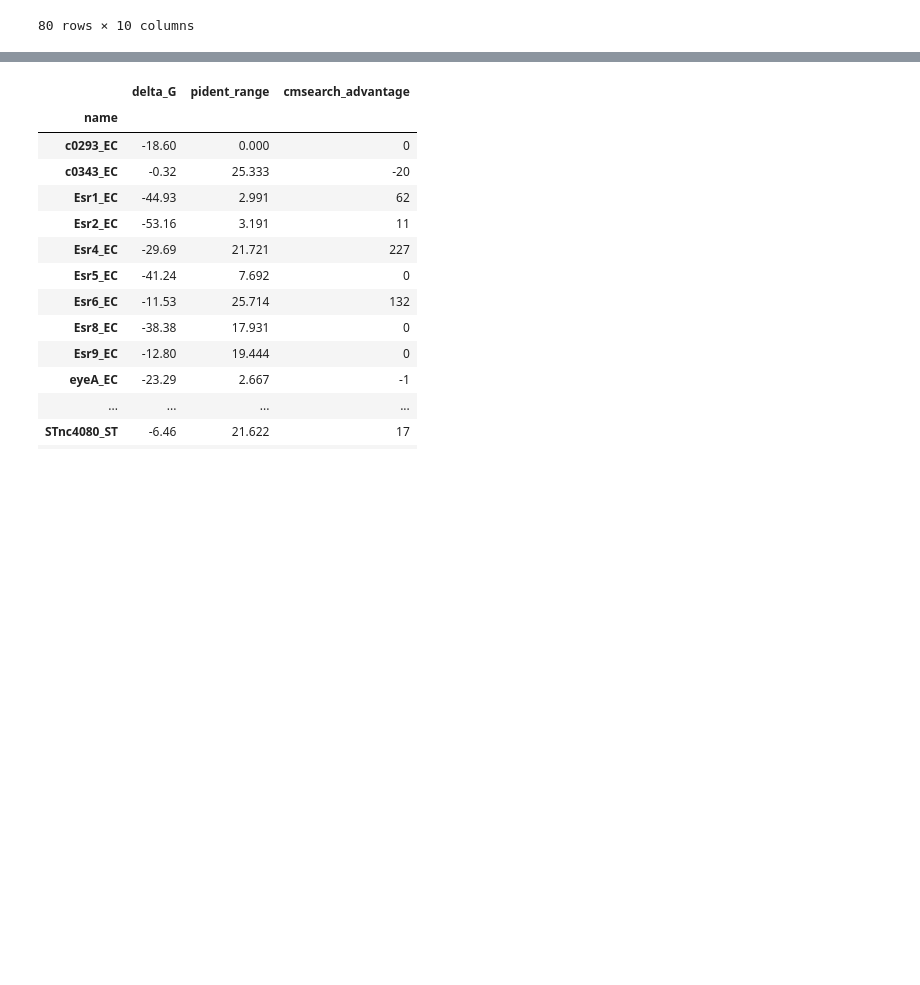
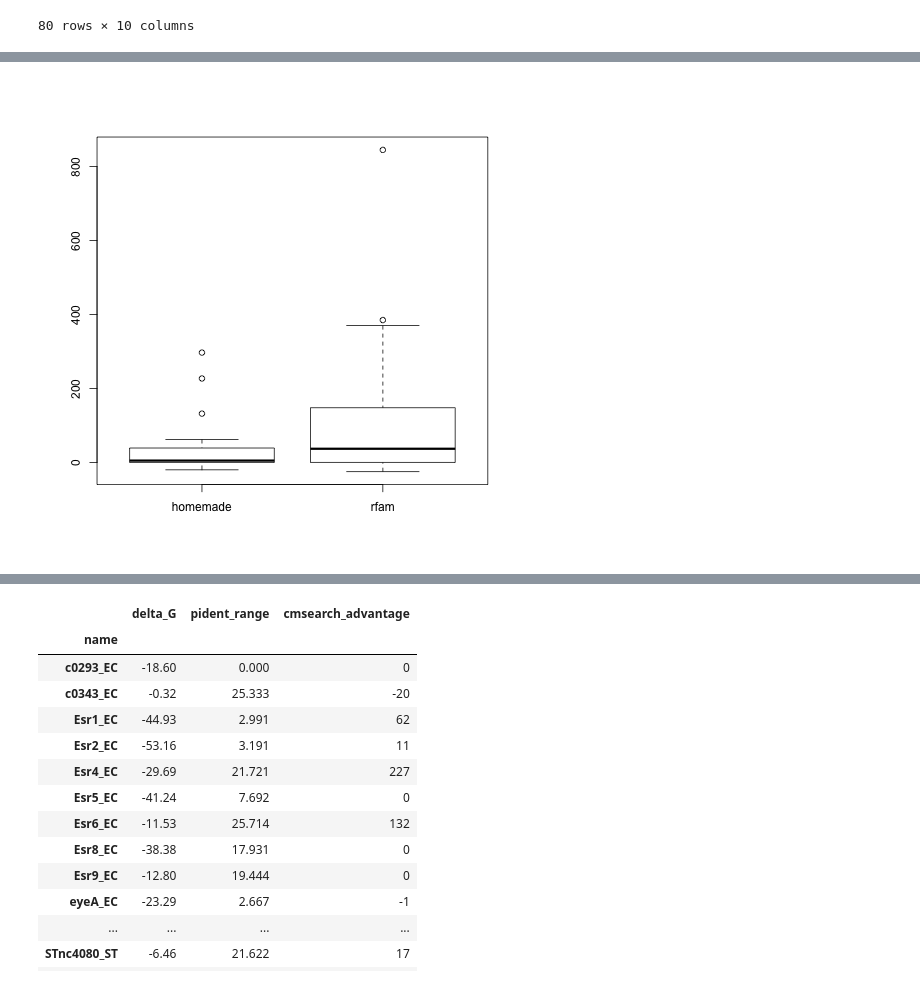
Before and after one commit to blauguste/ecoli-data, a Jupyter notebook: Free_energy_analysis.ipynb, the cells around one changed output, grey strips where cells are left out. Saved outputs shown, nothing was run; the diff lists cells and outputs as text; code cells hidden in the pictures; blank space fills up the shorter version.

```diff
--- a/Free_energy_analysis.ipynb
+++ b/Free_energy_analysis.ipynb
@@ -115,0 +169,7 @@ df.index.name = 'name'
+# %%
+rdf = df[['cmsearch_advantage', 'source']]
+# %%
+%%R -i rdf
+boxplot(cmsearch_advantage ~ source, data = rdf)
+# %% [output]
+[figure, added]
```
Also changed, not shown: parts of 16 cells of this notebook.
